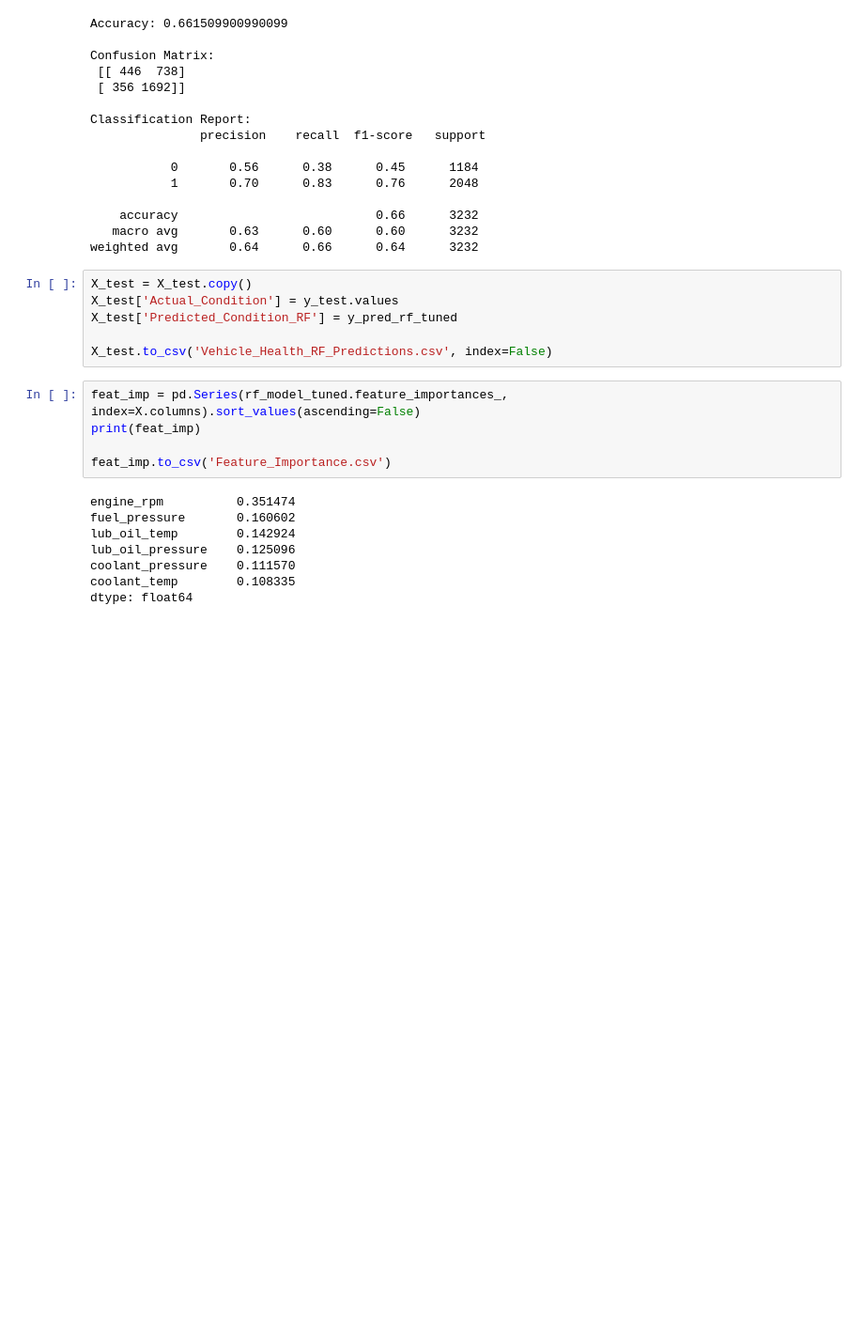
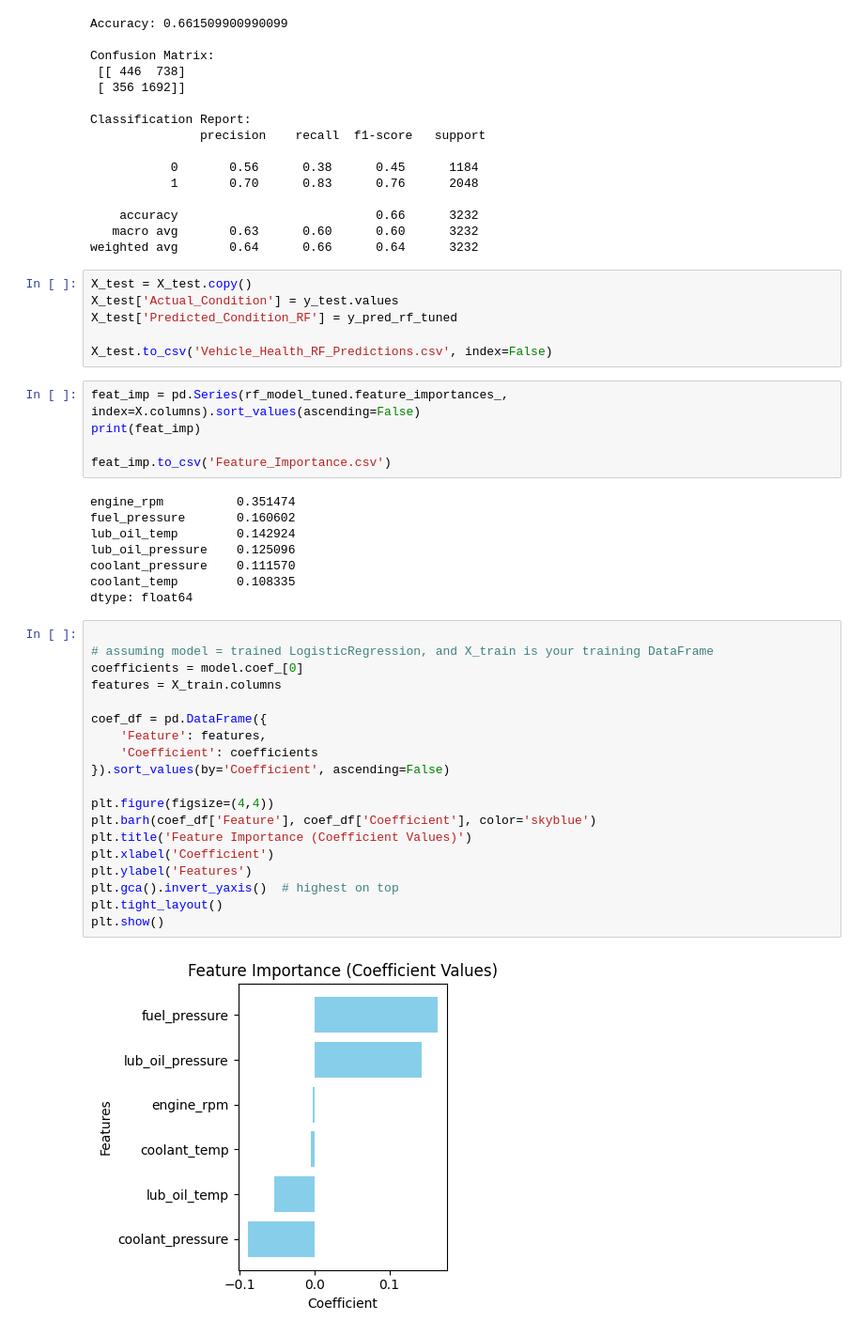
Before and after one commit to Snehakhatri6/vehicle-health-prediction-model, a Jupyter notebook: vehicle.ipynb, the cells around one changed output. Shown: that part at 94% size. Saved outputs shown, nothing was run; the diff lists cells and outputs as text; blank space fills up the shorter version.

```diff
--- a/vehicle.ipynb
+++ b/vehicle.ipynb
@@ -283,3 +283,24 @@ lub_oil_pressure    0.125096
 coolant_pressure    0.111570
 coolant_temp        0.108335
 dtype: float64
+# %%
+
+# assuming model = trained LogisticRegression, and X_train is your training DataFrame
+coefficients = model.coef_[0]
+features = X_train.columns
+
+coef_df = pd.DataFrame({
+    'Feature': features,
+    'Coefficient': coefficients
+}).sort_values(by='Coefficient', ascending=False)
+
+plt.figure(figsize=(4,4))
+plt.barh(coef_df['Feature'], coef_df['Coefficient'], color='skyblue')
+plt.title('Feature Importance (Coefficient Values)')
+plt.xlabel('Coefficient')
+plt.ylabel('Features')
+plt.gca().invert_yaxis()  # highest on top
+plt.tight_layout()
+plt.show()
+# %% [output]
+[figure, added]
```
Also changed, not shown: parts of 4 cells of this notebook.
